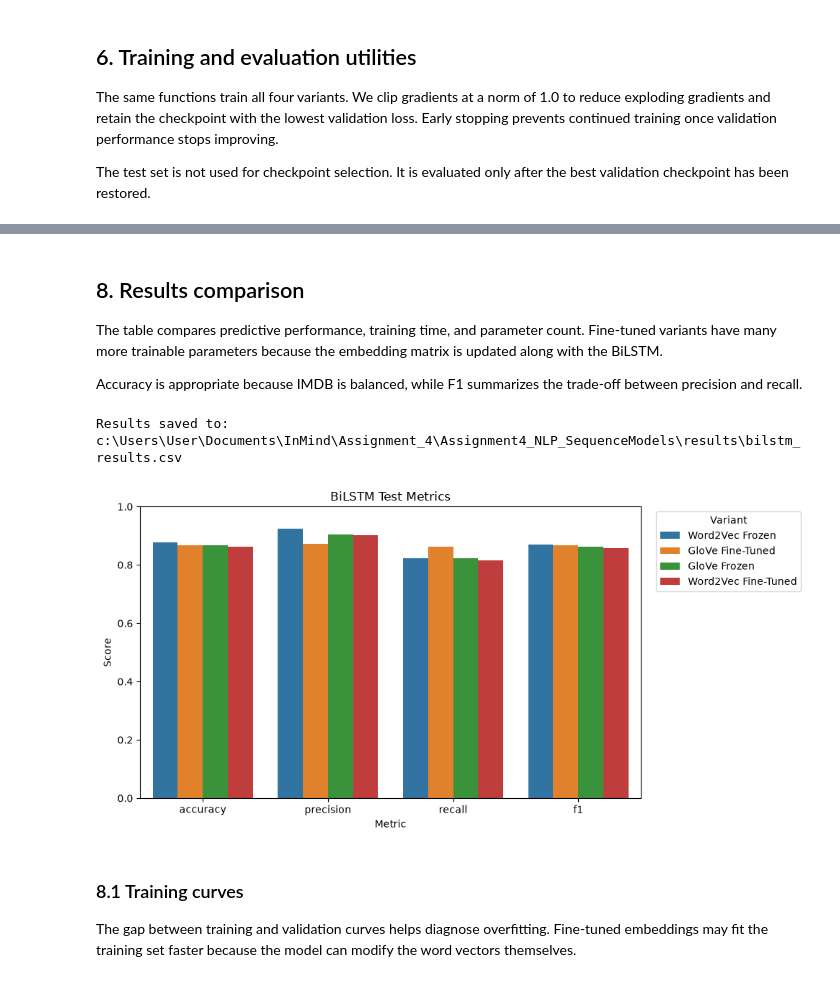
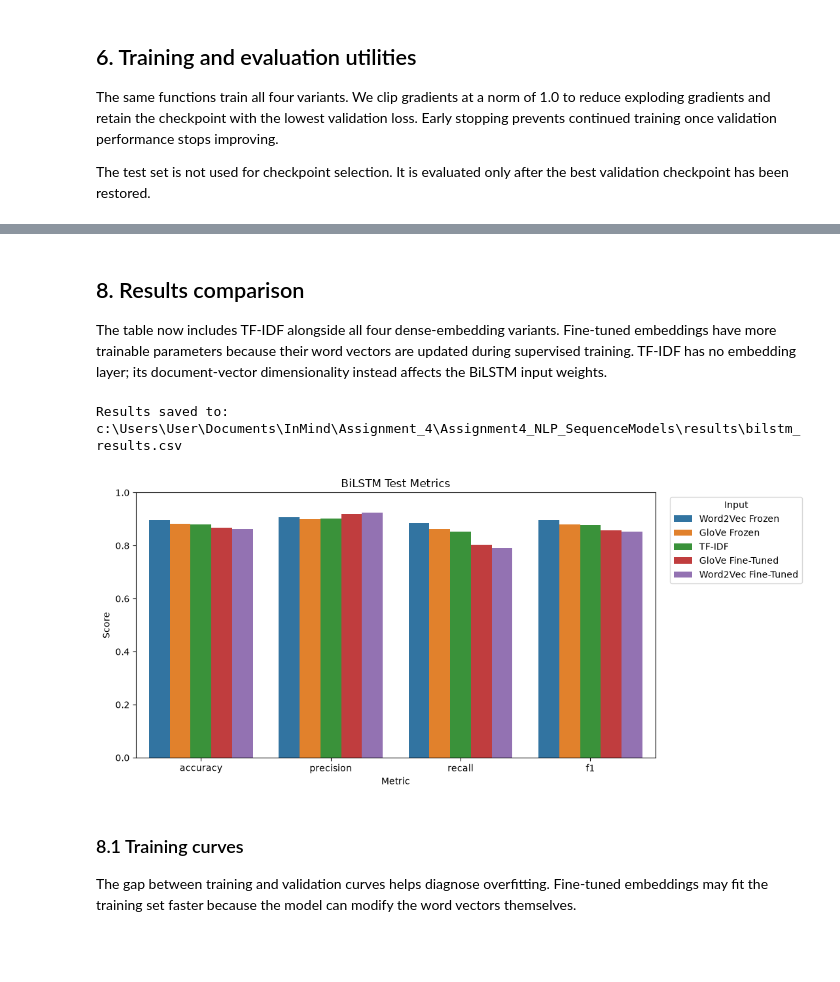
Before and after one commit to Dia8897/Assignment4_NLP_SequenceModels, a Jupyter notebook: notebooks/models/bidirectional_lstm.ipynb, the cells around one changed output, grey strips where cells are left out. Saved outputs shown, nothing was run; the diff lists cells and outputs as text; code cells hidden in the pictures; blank space fills up the shorter version.

```diff
--- a/notebooks/models/bidirectional_lstm.ipynb
+++ b/notebooks/models/bidirectional_lstm.ipynb
@@ -128,6 +145,7 @@ class ReviewDataset(Dataset):
 
 
 BATCH_SIZE = 32
+TRAIN_LOADER_GENERATOR = make_torch_generator()
 
 train_dataset = ReviewDataset(train_padded, train_lengths, y_train)
 val_dataset = ReviewDataset(val_padded, val_lengths, y_val)
@@ -137,6 +155,7 @@ train_loader = DataLoader(
     train_dataset,
     batch_size=BATCH_SIZE,
     shuffle=True,
+    generator=TRAIN_LOADER_GENERATOR,
     num_workers=0,
     pin_memory=device.type == "cuda"
 )
@@ -231,10 +216,11 @@ Word2Vec vocabulary: 37953
 
 The helper below is used for both Word2Vec and GloVe.
 # %%
-def build_embedding_matrix(keyed_vectors, word_to_idx, seed=SEED):
+def build_embedding_matrix(keyed_vectors, word_to_idx):
     embedding_dim = keyed_vectors.vector_size
-    rng = np.random.default_rng(seed)
 
+    # OOV vectors use their own seeded NumPy generator.
+    rng = np.random.default_rng(SEED)
     matrix = rng.normal(
         loc=0.0,
         scale=0.05,
@@ -567,12 +763,13 @@ EXPERIMENTS = [
     }
 ]
 # %%
-def run_experiment(config):
+def run_sequence_experiment(config):
     print("=" * 70)
     print("Training", config["name"], "BiLSTM")
     print("=" * 70)
 
-    set_seed(42)
+    set_seed()
+    TRAIN_LOADER_GENERATOR.manual_seed(SEED)
 
     model = BiLSTMClassifier(
         embedding_matrix=config["matrix"].copy(),
@@ -601,7 +798,11 @@ def run_experiment(config):
         criterion=criterion,
         checkpoint_path=checkpoint_path,
         epochs=EPOCHS,
-        patience=PATIENCE
+        patience=PATIENCE,
+        train_data_loader=train_loader,
+        val_data_loader=val_loader,
+        train_epoch_function=train_one_epoch,
+        validate_epoch_function=validate_one_epoch
     )
 
     metrics, labels, predictions, probabilities = evaluate_model(
@@ -617,6 +818,7 @@ def run_experiment(config):
     ))
 
     result = {
+        "Experiment": config["name"],
         "Model": "BiLSTM",
         "Embedding": config["embedding"],
         "Variant": config["variant"],
@@ -644,10 +926,16 @@ def run_experiment(config):
 results = []
 experiment_artifacts = {}
 
+tfidf_result, tfidf_artifacts = run_tfidf_experiment()
+results.append(tfidf_result)
+experiment_artifacts["TF-IDF"] = tfidf_artifacts
+
 for experiment in EXPERIMENTS:
-    result, artifacts = run_experiment(experiment)
+    result, artifacts = run_sequence_experiment(experiment)
     results.append(result)
     experiment_artifacts[experiment["name"]] = artifacts
+
+ALL_EXPERIMENT_NAMES = list(experiment_artifacts.keys())
 
 results_df = pd.DataFrame(results).sort_values(
     "f1", ascending=False
@@ -680,39 +969,37 @@ weighted avg       0.87      0.87      0.87     24801
-# %% [markdown]
-## 8. Results comparison
-
-The table compares predictive performance, training time, and parameter count. Fine-tuned variants have many more trainable parameters because the embedding matrix is updated along with the BiLSTM.
-
-Accuracy is appropriate because IMDB is balanced, while F1 summarizes the trade-off between precision and recall.
+# %% [markdown]
+## 8. Results comparison
+
+The table now includes TF-IDF alongside all four dense-embedding variants. Fine-tuned embeddings have more trainable parameters because their word vectors are updated during supervised training. TF-IDF has no embedding layer; its document-vector dimensionality instead affects the BiLSTM input weights.
 # %%
 results_df.to_csv(
     RESULTS_DIR / "bilstm_results.csv",
     index=False
 )
 print("Results saved to:", RESULTS_DIR / "bilstm_results.csv")
 
 metric_columns = ["accuracy", "precision", "recall", "f1"]
 plot_df = results_df.melt(
-    id_vars=["Embedding", "Variant"],
+    id_vars=["Experiment"],
     value_vars=metric_columns,
     var_name="Metric",
     value_name="Score"
 )
 
-plt.figure(figsize=(10, 5))
+plt.figure(figsize=(11, 5))
 sns.barplot(
     data=plot_df,
     x="Metric",
     y="Score",
-    hue=plot_df["Embedding"] + " " + plot_df["Variant"]
+    hue="Experiment"
 )
 plt.ylim(0, 1)
 plt.title("BiLSTM Test Metrics")
-plt.legend(title="Variant", bbox_to_anchor=(1.02, 1), loc="upper left")
+plt.legend(title="Input", bbox_to_anchor=(1.02, 1), loc="upper left")
 plt.tight_layout()
 plt.show()
 # %% [output]
 Results saved to: c:\Users\User\Documents\InMind\Assignment_4\Assignment4_NLP_SequenceModels\results\bilstm_results.csv
-[figure, old version]
+[figure, new version]
 # %% [markdown]
 ### 8.1 Training curves
 
```
Also changed, not shown: parts of 33 cells of this notebook, 1 other file.
